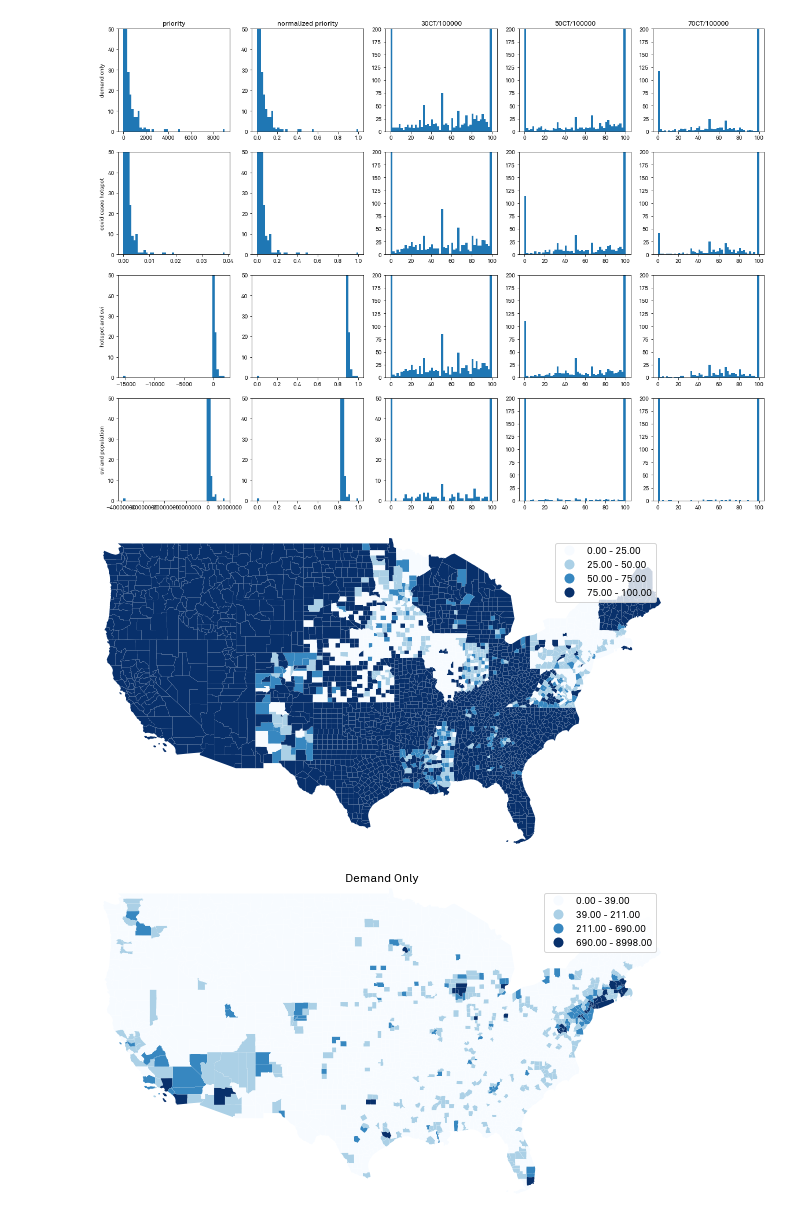
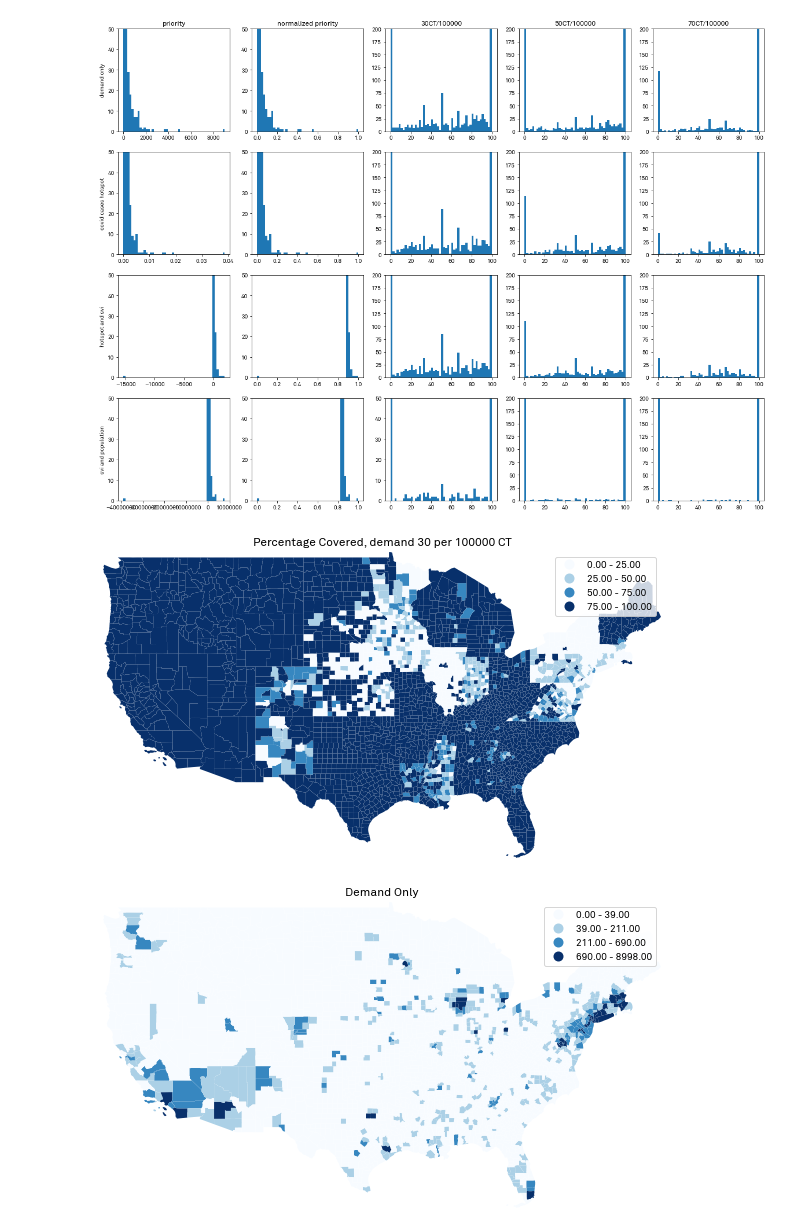
Before and after one commit to CenterForSpatialResearch/community_health_workers, a Jupyter notebook: 06_data_breaks.ipynb, the cells around one changed output. Cells and saved outputs as stored; diff of their text form; code cells hidden in the pictures.

```diff
--- a/06_data_breaks.ipynb
+++ b/06_data_breaks.ipynb
@@ -178,14 +178,15 @@ lower48_ylim = ([lower_view.total_bounds[1],lower_view.total_bounds[3]])
 # %%
 fig, ax = plt.subplots(figsize=(10,10))
 demand_geo.plot(column='percentage_for_30',
                 scheme='EqualInterval', k=4, cmap='Blues',
                 legend=True,ax=ax)
 ax.set_xlim(lower48_xlim)
 ax.set_ylim(lower48_ylim)
 ax.set_axis_off()
+ax.set_title('Percentage Covered, demand 30 per 100000 CT')
 plt.show()
 # %% [output]
-[figure, old version]
+[figure, new version]
 # %%
 fig, ax = plt.subplots(figsize=(10,10))
 demand_geo.plot(column='priority',
```
Also changed, not shown: 1 other file.
